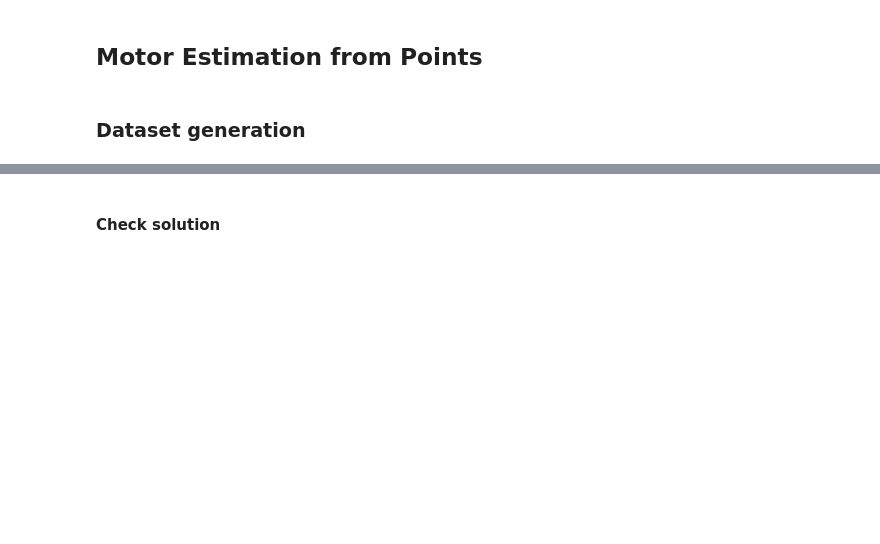
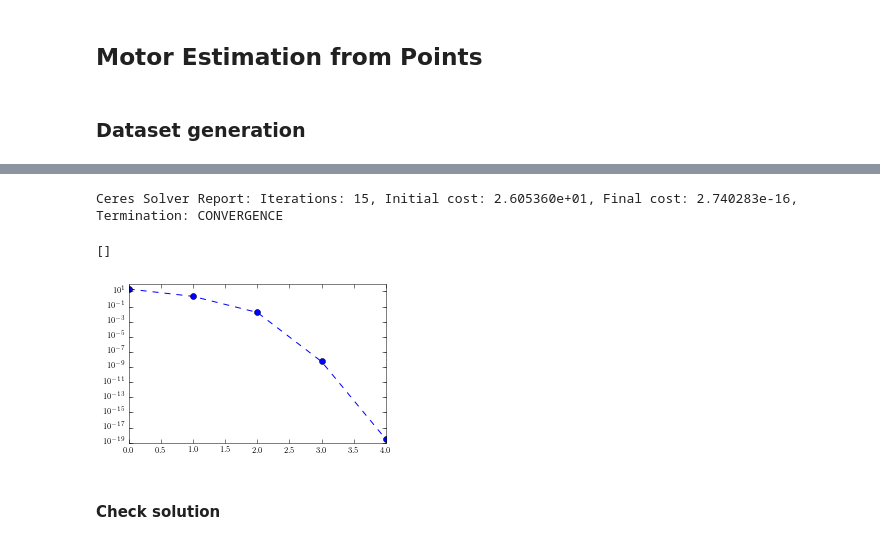
Before and after one commit to tingelst/game, a Jupyter notebook: python/gacse.ipynb, the cells around one changed output, grey strips where cells are left out. Drawn from its saved outputs; the diff is of its cells as text; code cells hidden in the pictures; blank space fills up the shorter version.

```diff
--- a/python/gacse.ipynb
+++ b/python/gacse.ipynb
@@ -87,3 +80,19 @@ Termination:                      CONVERGENCE (Parameter tolerance reached. Rela
+# %%
+initial_motor = vsr.Mot(1.0, 0.0, 0.0, 0.0, 0.0, 0.0, 0.0, 0.0)
+mes = MotorEstimationSolver(initial_motor)
+for a, b in zip(points_a, points_b):
+    mes.add_point_correspondences_residual_block(a,b)
+#     mes.add_point_distance_residual_block(a,b)
+mes.set_parameterization('BIVECTOR_GENERATOR')
+mes.linear_solver_type = 'DENSE_QR'
+(estimated_motor, summary_point_2) = mes.solve()
+print(summary_point_1['brief_report'])
+plt.plot([it['cost'] for it in summary_point_2['iterations'] ], linestyle='--', marker='o')
+plt.semilogy()
+# %% [output]
+Ceres Solver Report: Iterations: 15, Initial cost: 2.605360e+01, Final cost: 2.740283e-16, Termination: CONVERGENCE
+[]
+[figure, added]
 # %% [markdown]
 #### Check solution
 # %%
```
Also changed, not shown: parts of 48 cells of this notebook.
